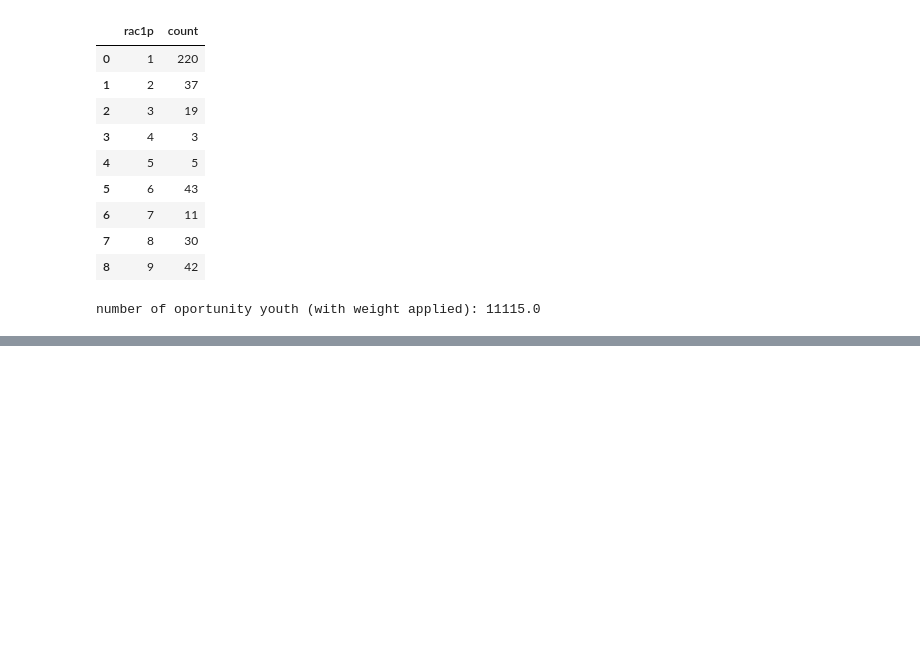
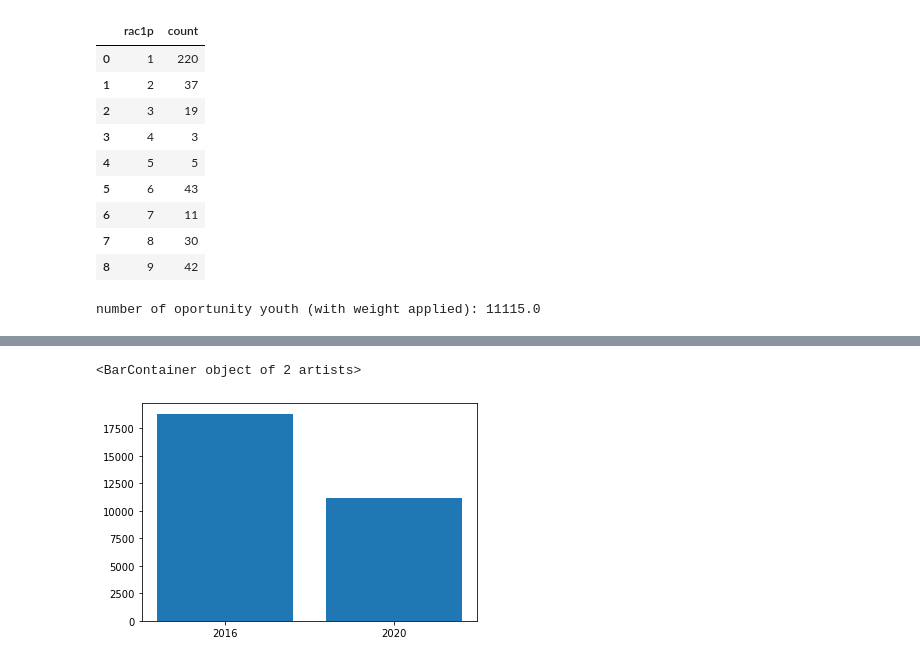
Before and after one commit to sam-thurman/dsc-mod-1-project-seattle-ds, a Jupyter notebook: notebooks/exploratory/02_samt_exploratory.ipynb, the cells around one changed output, grey strips where cells are left out. Drawn from its saved outputs; the diff is of its cells as text; code cells hidden in the pictures; blank space fills up the shorter version.

```diff
--- a/notebooks/exploratory/02_samt_exploratory.ipynb
+++ b/notebooks/exploratory/02_samt_exploratory.ipynb
@@ -196,2 +294,7 @@ number of oportunity youth (with weight applied): 11115.0
+# %%
+plt.bar(['2016', '2020'], [18817, 11115])
+# %% [output]
+<BarContainer object of 2 artists>
+[figure, added]
 # %%
 # conn.close()
```
Also changed, not shown: parts of 15 cells of this notebook, 1 other file.
